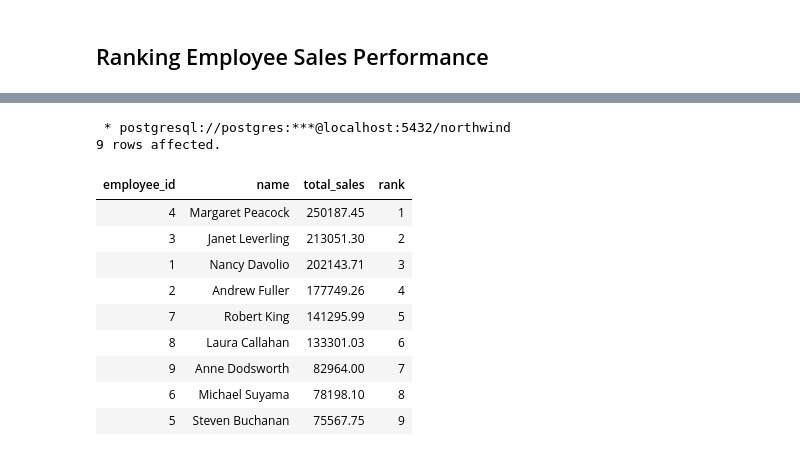
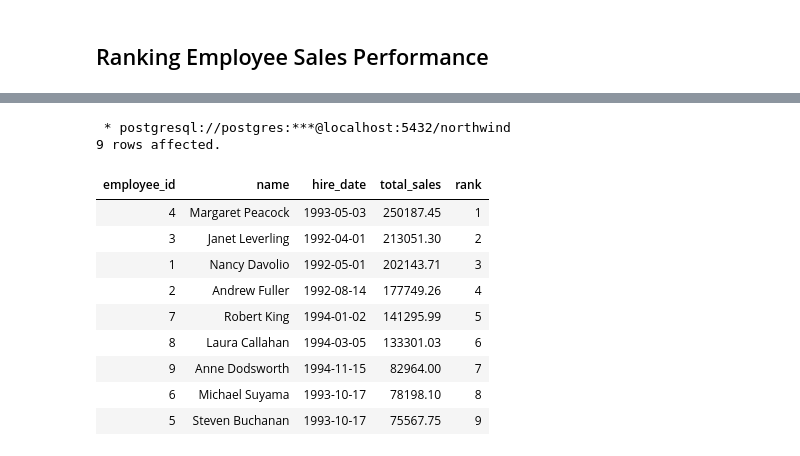
Before and after one commit to teresahanak/northwind_traders_sql_window_functions, a Jupyter notebook: northwind.ipynb, the cells around one changed output, grey strips where cells are left out. Saved outputs shown, nothing was run; the diff lists cells and outputs as text; code cells hidden in the pictures.

```diff
--- a/northwind.ipynb
+++ b/northwind.ipynb
@@ -306,42 +313,42 @@ SELECT table_name
 %%sql
 WITH employee_orders_cte AS (
 SELECT e.employee_id,
        e.last_name,
        e.first_name,
        e.title,
        e.hire_date,
        e.city,
        e.region,
        e.country,
        e.reports_to,
        e.photo_path,
        o.order_id,
        o.order_date,
        o.product_id,
        o.unit_price_on_order,
        o.quantity,
        o.discount,
        o.unit_price_product,
        o.product_name
   FROM employees_orders_view e
   JOIN orders_order_details_product_view o
     ON e.order_id = o.order_id
 )
 
-SELECT employee_id, first_name || ' ' || last_name AS name, ROUND(SUM(unit_price_on_order*quantity)::NUMERIC, 2) AS total_sales,
+SELECT employee_id, first_name || ' ' || last_name AS name, hire_date, ROUND(SUM(unit_price_on_order*quantity)::NUMERIC, 2) AS total_sales,
        RANK() OVER(ORDER BY ROUND(SUM(unit_price_on_order*quantity)::NUMERIC) DESC) AS rank
   FROM employee_orders_cte
- GROUP BY employee_id, first_name || ' ' || last_name;
+ GROUP BY employee_id, first_name || ' ' || last_name, hire_date;
 # %% [output]
  * postgresql://postgres:***@localhost:5432/northwind
 9 rows affected.
-| employee_id | name | total_sales | rank |
-| 4 | Margaret Peacock | 250187.45 | 1 |
-| 3 | Janet Leverling | 213051.30 | 2 |
-| 1 | Nancy Davolio | 202143.71 | 3 |
-| 2 | Andrew Fuller | 177749.26 | 4 |
-| 7 | Robert King | 141295.99 | 5 |
-| 8 | Laura Callahan | 133301.03 | 6 |
-| 9 | Anne Dodsworth | 82964.00 | 7 |
-| 6 | Michael Suyama | 78198.10 | 8 |
-| 5 | Steven Buchanan | 75567.75 | 9 |
+| employee_id | name | hire_date | total_sales | rank |
+| 4 | Margaret Peacock | 1993-05-03 | 250187.45 | 1 |
+| 3 | Janet Leverling | 1992-04-01 | 213051.30 | 2 |
+| 1 | Nancy Davolio | 1992-05-01 | 202143.71 | 3 |
+| 2 | Andrew Fuller | 1992-08-14 | 177749.26 | 4 |
+| 7 | Robert King | 1994-01-02 | 141295.99 | 5 |
+| 8 | Laura Callahan | 1994-03-05 | 133301.03 | 6 |
+| 9 | Anne Dodsworth | 1994-11-15 | 82964.00 | 7 |
+| 6 | Michael Suyama | 1993-10-17 | 78198.10 | 8 |
+| 5 | Steven Buchanan | 1993-10-17 | 75567.75 | 9 |
```
Also changed, not shown: parts of 28 cells of this notebook.
